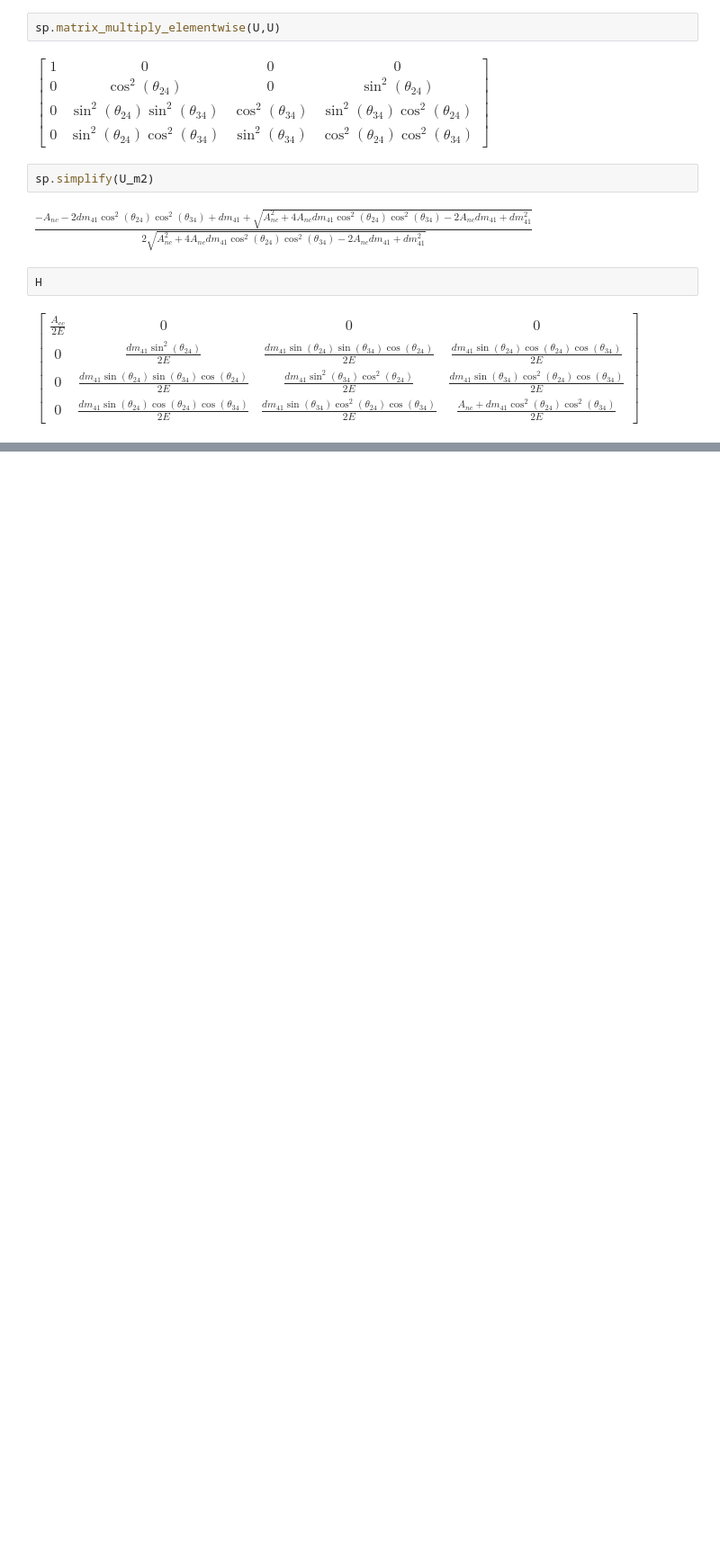
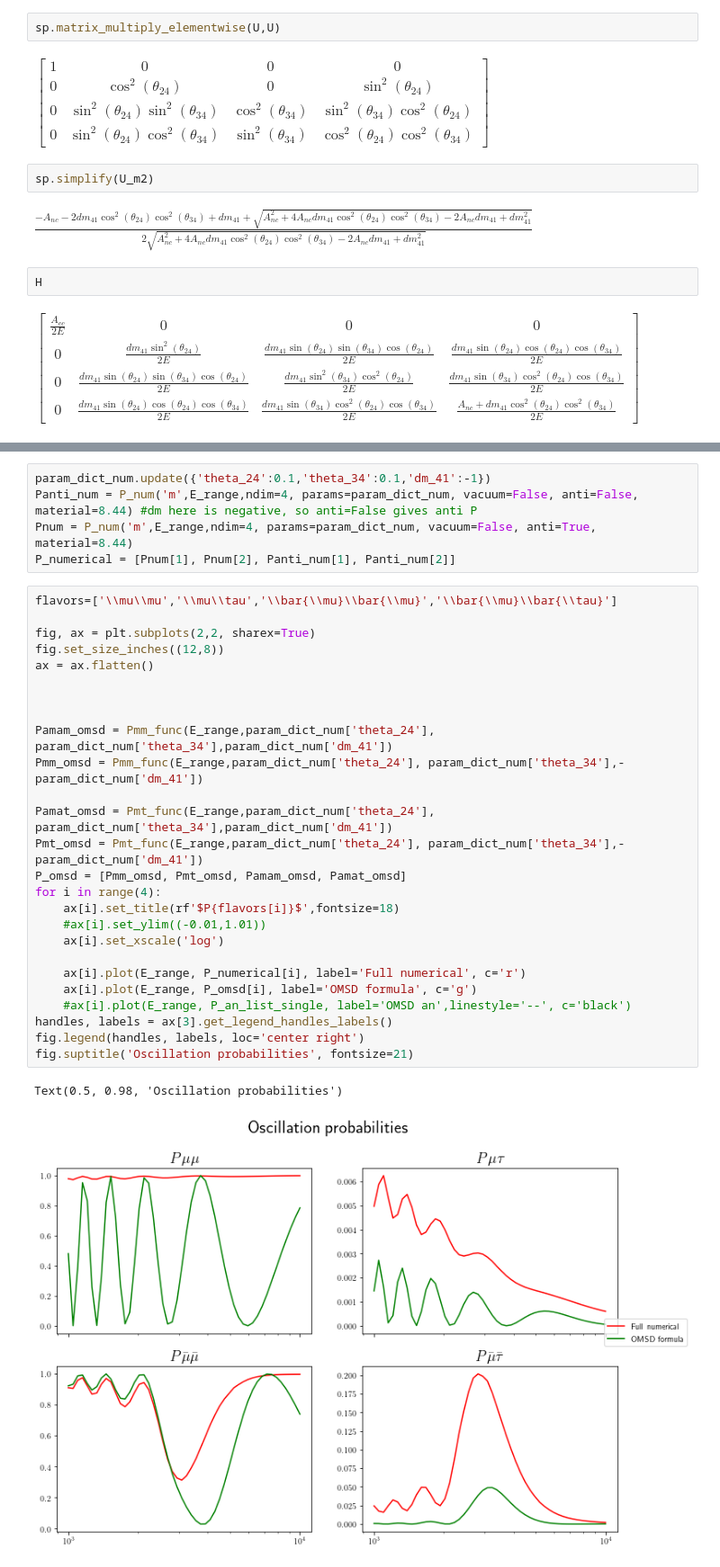
Before and after one commit to Sjoeborg/thesis, a Jupyter notebook: diag_v2.ipynb, the cells around one changed output, grey strips where cells are left out. Shown at 90% size. Cells and saved outputs as stored; diff of their text form; blank space fills up the shorter version.

```diff
--- a/diag_v2.ipynb
+++ b/diag_v2.ipynb
@@ -563,0 +577,34 @@ plt.xscale('log')
+# %%
+param_dict_num.update({'theta_24':0.1,'theta_34':0.1,'dm_41':-1})
+Panti_num = P_num('m',E_range,ndim=4, params=param_dict_num, vacuum=False, anti=False, material=8.44) #dm here is negative, so anti=False gives anti P
+Pnum = P_num('m',E_range,ndim=4, params=param_dict_num, vacuum=False, anti=True, material=8.44)
+P_numerical = [Pnum[1], Pnum[2], Panti_num[1], Panti_num[2]]
+# %%
+flavors=['\\mu\\mu','\\mu\\tau','\\bar{\\mu}\\bar{\\mu}','\\bar{\\mu}\\bar{\\tau}']
+
+fig, ax = plt.subplots(2,2, sharex=True)
+fig.set_size_inches((12,8))
+ax = ax.flatten()
+
+
+
+Pamam_omsd = Pmm_func(E_range,param_dict_num['theta_24'], param_dict_num['theta_34'],param_dict_num['dm_41'])
+Pmm_omsd = Pmm_func(E_range,param_dict_num['theta_24'], param_dict_num['theta_34'],-param_dict_num['dm_41'])
+
+Pamat_omsd = Pmt_func(E_range,param_dict_num['theta_24'], param_dict_num['theta_34'],param_dict_num['dm_41'])
+Pmt_omsd = Pmt_func(E_range,param_dict_num['theta_24'], param_dict_num['theta_34'],-param_dict_num['dm_41'])
+P_omsd = [Pmm_omsd, Pmt_omsd, Pamam_omsd, Pamat_omsd]
+for i in range(4):
+    ax[i].set_title(rf'$P{flavors[i]}$',fontsize=18)
+    #ax[i].set_ylim((-0.01,1.01))
+    ax[i].set_xscale('log')
+
+    ax[i].plot(E_range, P_numerical[i], label='Full numerical', c='r')
+    ax[i].plot(E_range, P_omsd[i], label='OMSD formula', c='g')
+    #ax[i].plot(E_range, P_an_list_single, label='OMSD an',linestyle='--', c='black')
+handles, labels = ax[3].get_legend_handles_labels()
+fig.legend(handles, labels, loc='center right')
+fig.suptitle('Oscillation probabilities', fontsize=21)
+# %% [output]
+Text(0.5, 0.98, 'Oscillation probabilities')
+[figure, added]
```
Also changed, not shown: parts of 20 cells of this notebook, 4 other files.
